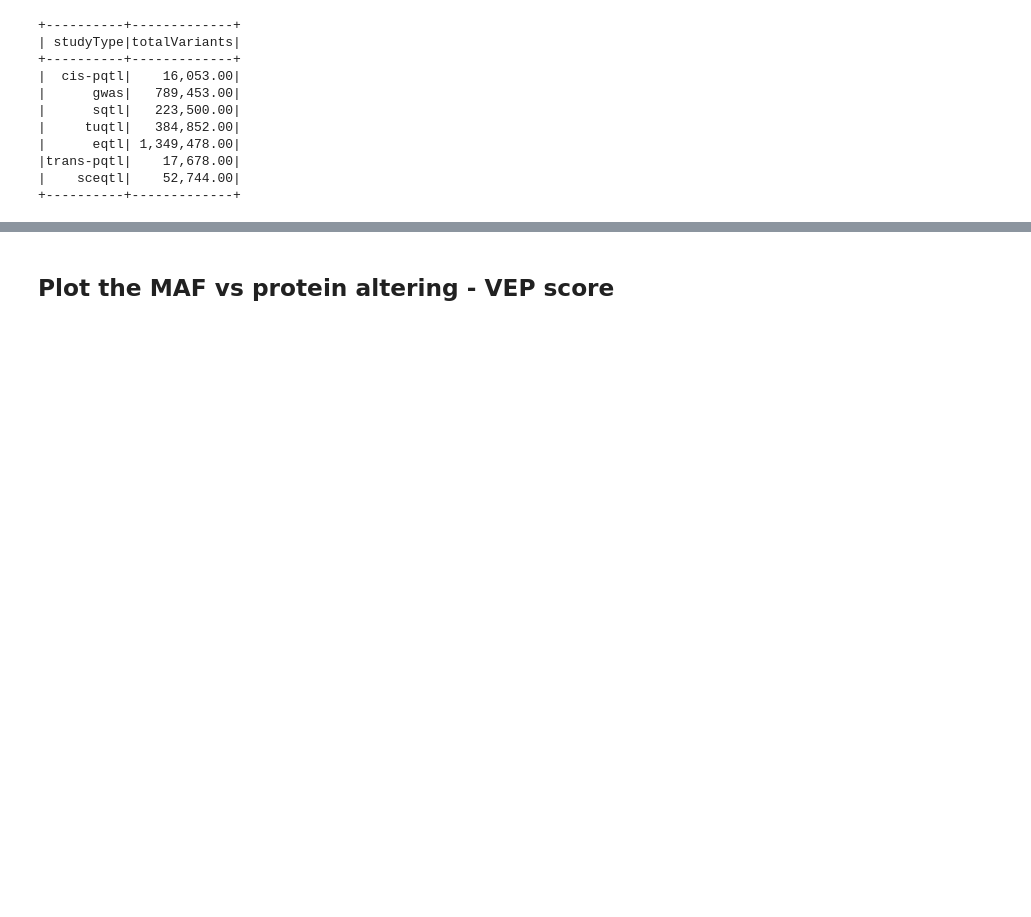
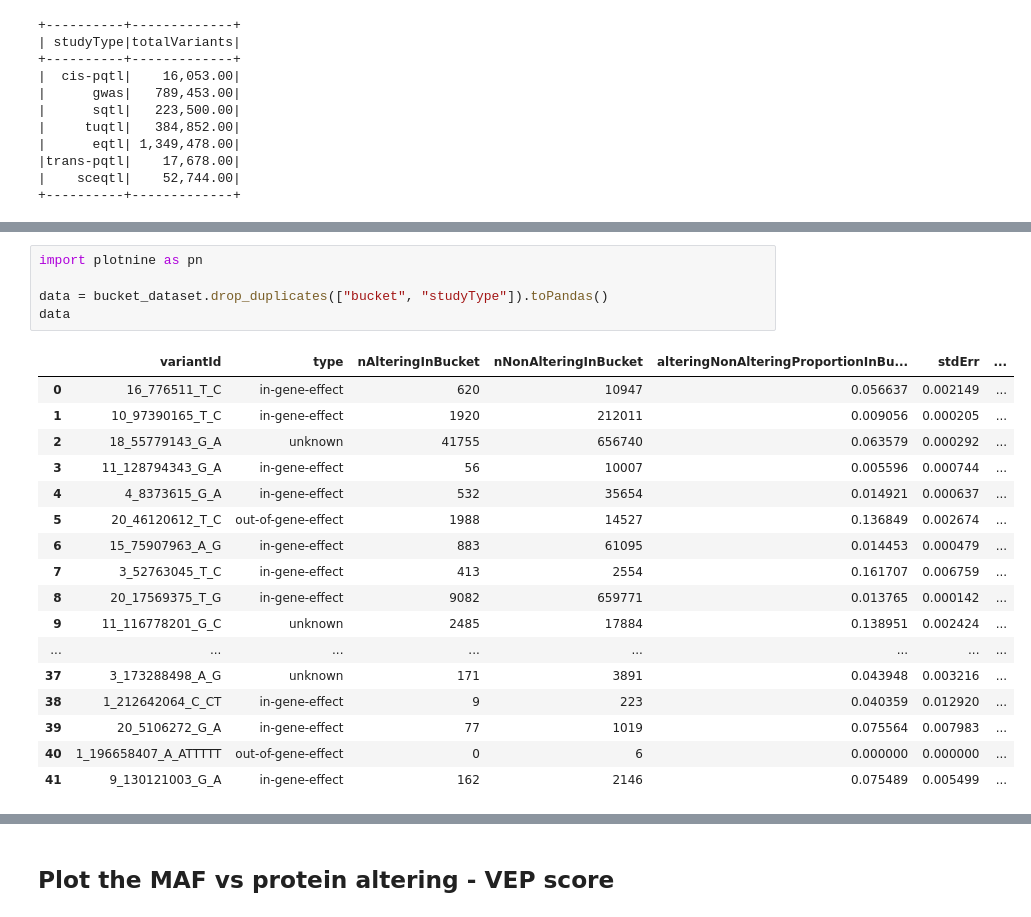
Before and after one commit to opentargets/Gentropy-manuscript, a Jupyter notebook: chapters/in_silico_effect_prediction/04_variant_functional_consequence.ipynb, the cells around one changed output, grey strips where cells are left out. Drawn from its saved outputs; the diff is of its cells as text; blank space fills up the shorter version.

```diff
--- a/chapters/in_silico_effect_prediction/04_variant_functional_consequence.ipynb
+++ b/chapters/in_silico_effect_prediction/04_variant_functional_consequence.ipynb
@@ -226,0 +282,23 @@ dataset_maf.df.groupBy("studyStatistics.studyType").agg(
+# %%
+import plotnine as pn
+
+data = bucket_dataset.drop_duplicates(["bucket", "studyType"]).toPandas()
+data
+# %% [output]
+|  | variantId | type | nAlteringInBucket | nNonAlteringInBucket | alteringNonAlteringProportionInBu... | stdErr | ... |
+| 0 | 16_776511_T_C | in-gene-effect | 620 | 10947 | 0.056637 | 0.002149 | ... |
+| 1 | 10_97390165_T_C | in-gene-effect | 1920 | 212011 | 0.009056 | 0.000205 | ... |
+| 2 | 18_55779143_G_A | unknown | 41755 | 656740 | 0.063579 | 0.000292 | ... |
+| 3 | 11_128794343_G_A | in-gene-effect | 56 | 10007 | 0.005596 | 0.000744 | ... |
+| 4 | 4_8373615_G_A | in-gene-effect | 532 | 35654 | 0.014921 | 0.000637 | ... |
+| 5 | 20_46120612_T_C | out-of-gene-effect | 1988 | 14527 | 0.136849 | 0.002674 | ... |
+| 6 | 15_75907963_A_G | in-gene-effect | 883 | 61095 | 0.014453 | 0.000479 | ... |
+| 7 | 3_52763045_T_C | in-gene-effect | 413 | 2554 | 0.161707 | 0.006759 | ... |
+| 8 | 20_17569375_T_G | in-gene-effect | 9082 | 659771 | 0.013765 | 0.000142 | ... |
+| 9 | 11_116778201_G_C | unknown | 2485 | 17884 | 0.138951 | 0.002424 | ... |
+| ... | ... | ... | ... | ... | ... | ... | ... |
+| 37 | 3_173288498_A_G | unknown | 171 | 3891 | 0.043948 | 0.003216 | ... |
+| 38 | 1_212642064_C_CT | in-gene-effect | 9 | 223 | 0.040359 | 0.012920 | ... |
+| 39 | 20_5106272_G_A | in-gene-effect | 77 | 1019 | 0.075564 | 0.007983 | ... |
+| 40 | 1_196658407_A_ATTTTT | out-of-gene-effect | 0 | 6 | 0.000000 | 0.000000 | ... |
+| 41 | 9_130121003_G_A | in-gene-effect | 162 | 2146 | 0.075489 | 0.005499 | ... |
```
Also changed, not shown: parts of 6 cells of this notebook, 1 other file.
